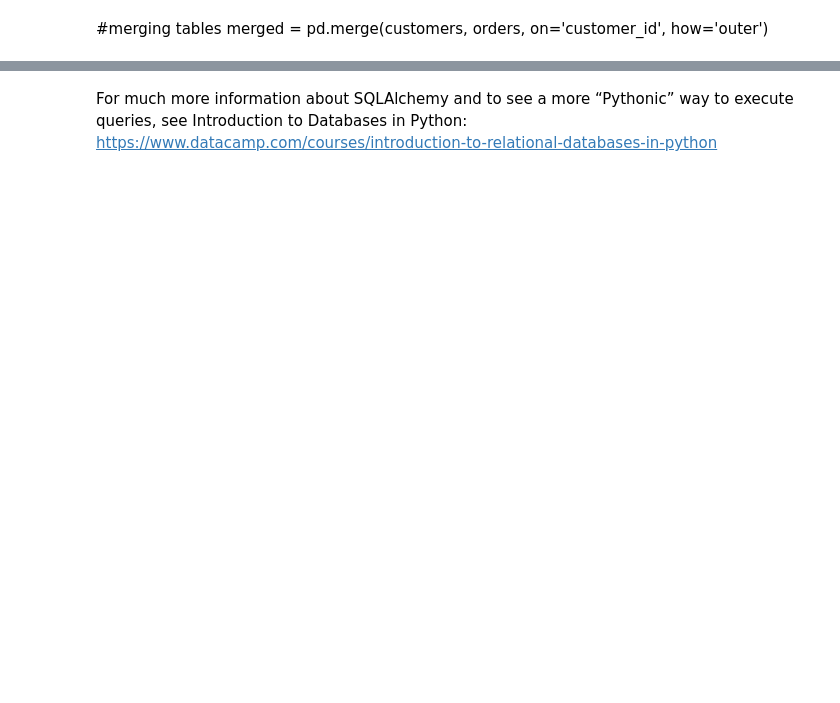
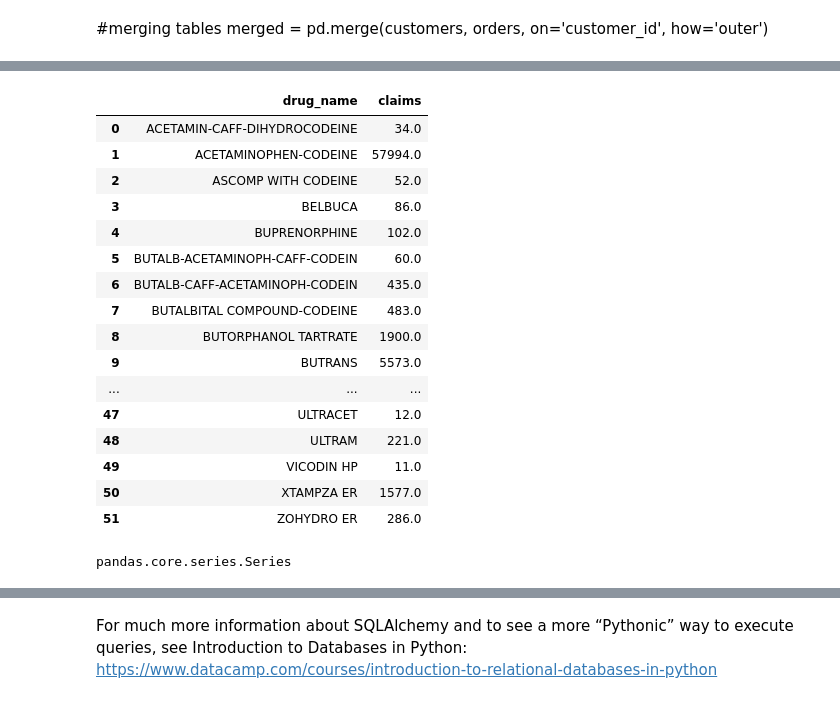
Before and after one commit to NSS-Data-Analytics-Cohort-12/prescribers-python-da12-v2-pandas-pandemonium, a Jupyter notebook: notebooks/prescribers.ipynb, the cells around one changed output, grey strips where cells are left out. Drawn from its saved outputs; the diff is of its cells as text; code cells hidden in the pictures; blank space fills up the shorter version.

```diff
--- a/notebooks/prescribers.ipynb
+++ b/notebooks/prescribers.ipynb
@@ -98,0 +121,30 @@ merged = pd.merge(customers, orders, on='customer_id', how='outer')
+# %%
+TN_opioid.drop(columns = ['county'])
+opioid_count = TN_opioid.groupby('drug_name')['claims'].sum()
+opioid_count = opioid_count.reset_index()
+opioid_count
+
+#opioid_count.rename(columns = {'drug_name':'drug_name','':'count'})
+#still no columns?
+# %% [output]
+|  | drug_name | claims |
+| 0 | ACETAMIN-CAFF-DIHYDROCODEINE | 34.0 |
+| 1 | ACETAMINOPHEN-CODEINE | 57994.0 |
+| 2 | ASCOMP WITH CODEINE | 52.0 |
+| 3 | BELBUCA | 86.0 |
+| 4 | BUPRENORPHINE | 102.0 |
+| 5 | BUTALB-ACETAMINOPH-CAFF-CODEIN | 60.0 |
+| 6 | BUTALB-CAFF-ACETAMINOPH-CODEIN | 435.0 |
+| 7 | BUTALBITAL COMPOUND-CODEINE | 483.0 |
+| 8 | BUTORPHANOL TARTRATE | 1900.0 |
+| 9 | BUTRANS | 5573.0 |
+| ... | ... | ... |
+| 47 | ULTRACET | 12.0 |
+| 48 | ULTRAM | 221.0 |
+| 49 | VICODIN HP | 11.0 |
+| 50 | XTAMPZA ER | 1577.0 |
+| 51 | ZOHYDRO ER | 286.0 |
+# %%
+type(opioid_count)
+# %% [output]
+pandas.core.series.Series
```
Also changed, not shown: parts of 18 cells of this notebook.
